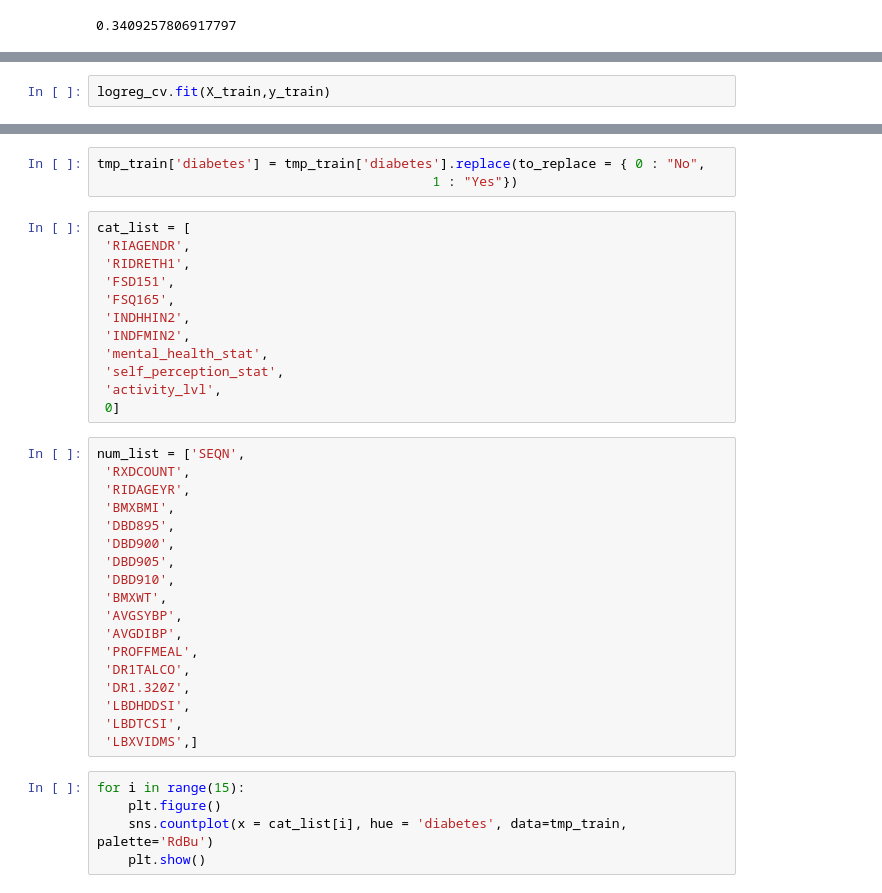
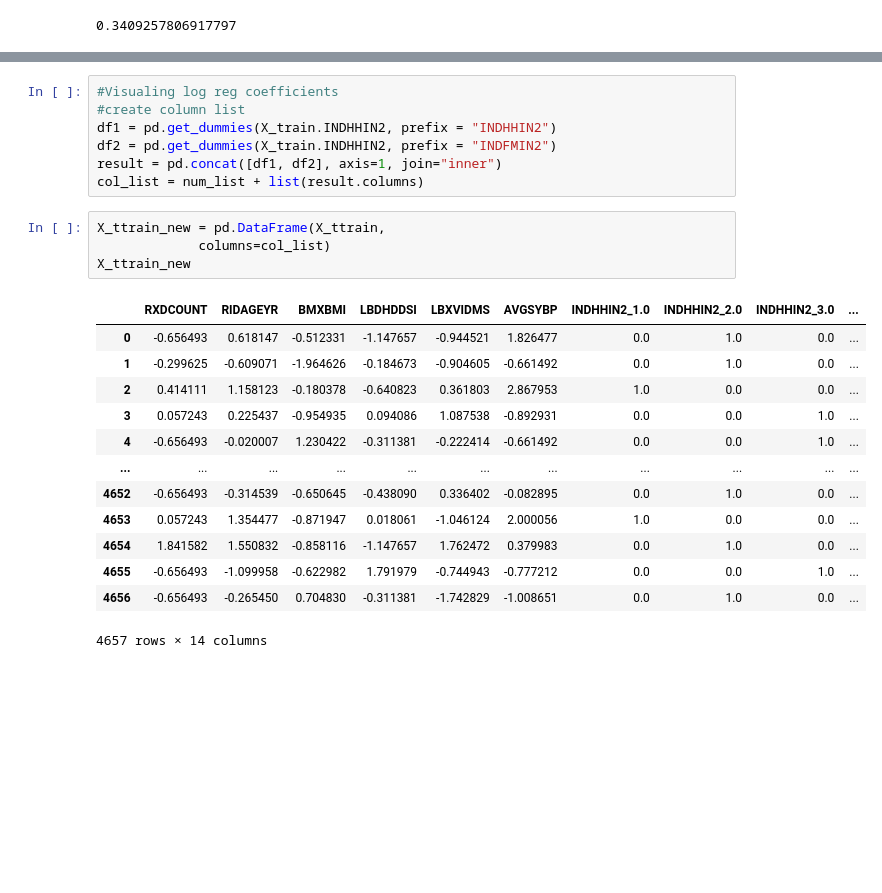
Before and after one commit to birddropping/IND5003-Group-Project, a Jupyter notebook: IND5003_Group_Project_BB.ipynb, the cells around one changed output, grey strips where cells are left out. Saved outputs shown, nothing was run; the diff lists cells and outputs as text; blank space fills up the shorter version.

```diff
--- a/IND5003_Group_Project_BB.ipynb
+++ b/IND5003_Group_Project_BB.ipynb
@@ -626,2 +592,0 @@ logreg_cv = GridSearchCV(logreg_pipe, param_grid=param_grid, scoring='roc_auc',
-# %%
-logreg_cv.fit(X_train,y_train)
@@ -713,38 +593,25 @@ tmp_train = tmp_train.rename(columns={0: "diabetes"})
-# %%
-tmp_train['diabetes'] = tmp_train['diabetes'].replace(to_replace = { 0 : "No",
-                                           1 : "Yes"})
-# %%
-cat_list = [
- 'RIAGENDR',
- 'RIDRETH1',
- 'FSD151',
- 'FSQ165',
- 'INDHHIN2',
- 'INDFMIN2',
- 'mental_health_stat',
- 'self_perception_stat',
- 'activity_lvl',
- 0]
-# %%
-num_list = ['SEQN',
- 'RXDCOUNT',
- 'RIDAGEYR',
- 'BMXBMI',
- 'DBD895',
- 'DBD900',
- 'DBD905',
- 'DBD910',
- 'BMXWT',
- 'AVGSYBP',
- 'AVGDIBP',
- 'PROFFMEAL',
- 'DR1TALCO',
- 'DR1.320Z',
- 'LBDHDDSI',
- 'LBDTCSI',
- 'LBXVIDMS',]
-# %%
-for i in range(15):
-    plt.figure()
-    sns.countplot(x = cat_list[i], hue = 'diabetes', data=tmp_train, palette='RdBu')
-    plt.show()
+# %%
+#Visualing log reg coefficients
+#create column list
+df1 = pd.get_dummies(X_train.INDHHIN2, prefix = "INDHHIN2")
+df2 = pd.get_dummies(X_train.INDHHIN2, prefix = "INDFMIN2")
+result = pd.concat([df1, df2], axis=1, join="inner")
+col_list = num_list + list(result.columns)
+# %%
+X_ttrain_new = pd.DataFrame(X_ttrain,
+             columns=col_list)
+X_ttrain_new
+# %% [output]
+|  | RXDCOUNT | RIDAGEYR | BMXBMI | LBDHDDSI | LBXVIDMS | AVGSYBP | INDHHIN2_1.0 | INDHHIN2_2.0 | INDHHIN2_3.0 | ... |
+| 0 | -0.656493 | 0.618147 | -0.512331 | -1.147657 | -0.944521 | 1.826477 | 0.0 | 1.0 | 0.0 | ... |
+| 1 | -0.299625 | -0.609071 | -1.964626 | -0.184673 | -0.904605 | -0.661492 | 0.0 | 1.0 | 0.0 | ... |
+| 2 | 0.414111 | 1.158123 | -0.180378 | -0.640823 | 0.361803 | 2.867953 | 1.0 | 0.0 | 0.0 | ... |
+| 3 | 0.057243 | 0.225437 | -0.954935 | 0.094086 | 1.087538 | -0.892931 | 0.0 | 0.0 | 1.0 | ... |
+| 4 | -0.656493 | -0.020007 | 1.230422 | -0.311381 | -0.222414 | -0.661492 | 0.0 | 0.0 | 1.0 | ... |
+| ... | ... | ... | ... | ... | ... | ... | ... | ... | ... | ... |
+| 4652 | -0.656493 | -0.314539 | -0.650645 | -0.438090 | 0.336402 | -0.082895 | 0.0 | 1.0 | 0.0 | ... |
+| 4653 | 0.057243 | 1.354477 | -0.871947 | 0.018061 | -1.046124 | 2.000056 | 1.0 | 0.0 | 0.0 | ... |
+| 4654 | 1.841582 | 1.550832 | -0.858116 | -1.147657 | 1.762472 | 0.379983 | 0.0 | 1.0 | 0.0 | ... |
+| 4655 | -0.656493 | -1.099958 | -0.622982 | 1.791979 | -0.744943 | -0.777212 | 0.0 | 0.0 | 1.0 | ... |
+| 4656 | -0.656493 | -0.265450 | 0.704830 | -0.311381 | -1.742829 | -1.008651 | 0.0 | 1.0 | 0.0 | ... |
+4657 rows × 14 columns
```
Also changed, not shown: parts of 40 cells of this notebook.
